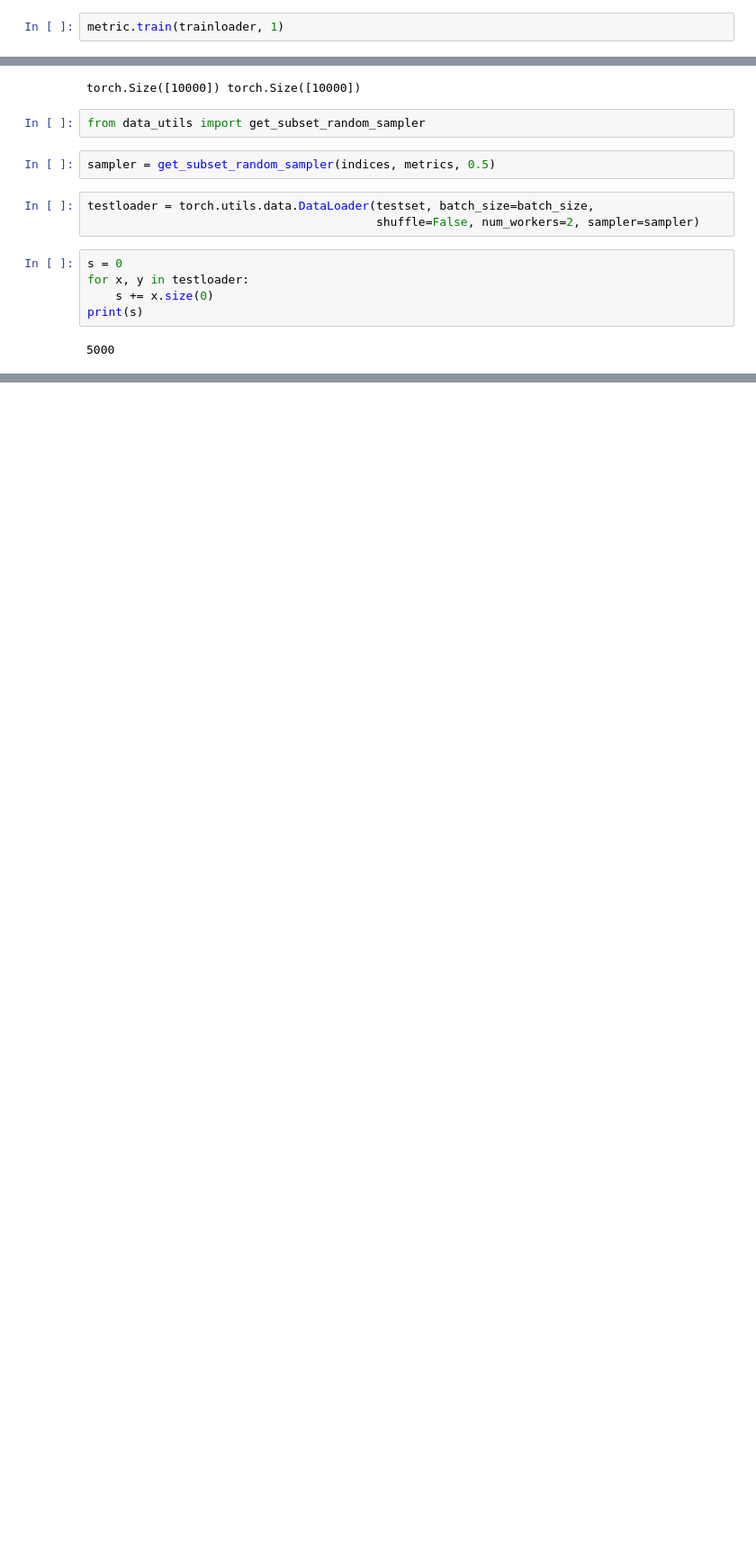
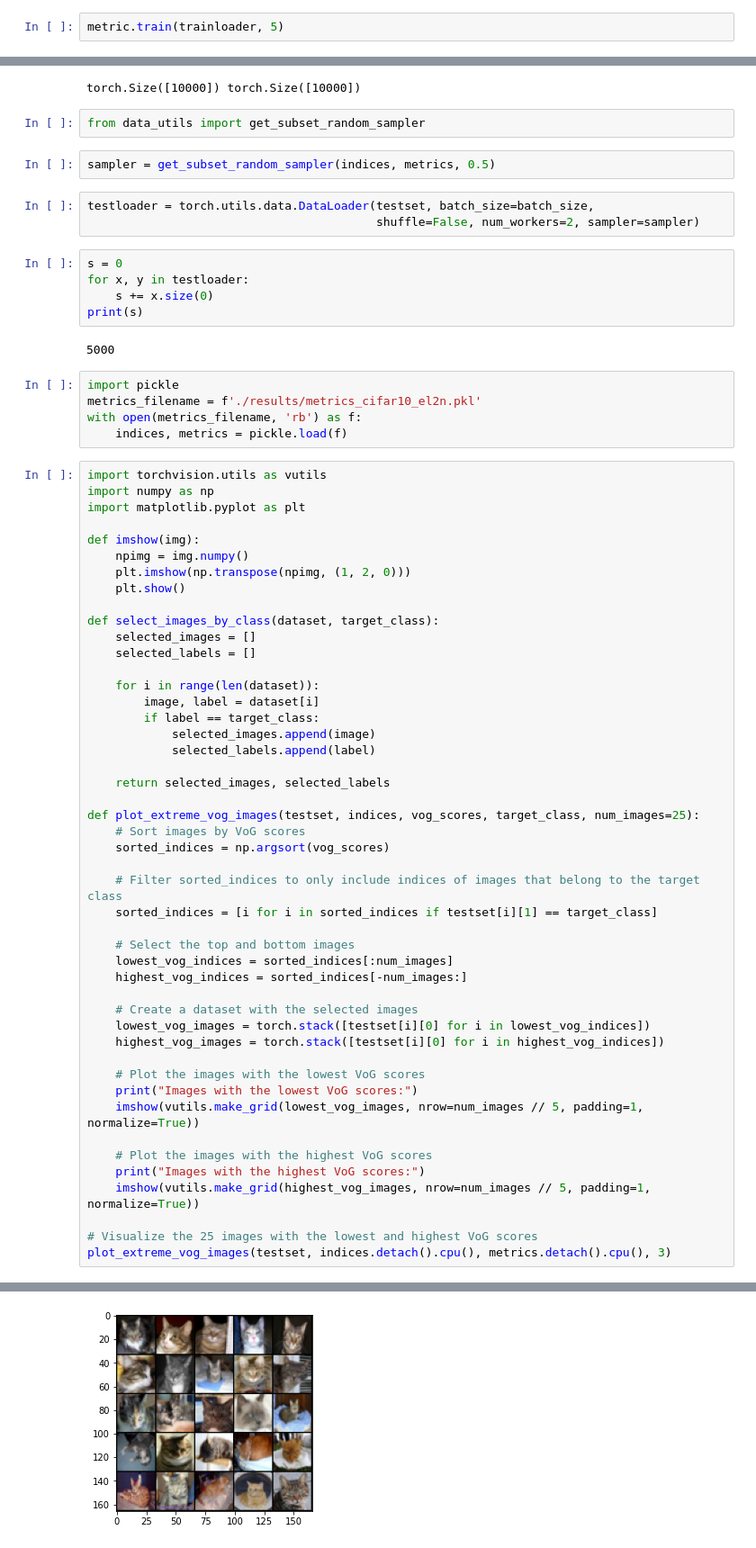
Before and after one commit to Samarendra109/DL-Project, a Jupyter notebook: el2n_metric_test.ipynb, the cells around one changed output, grey strips where cells are left out. Shown: that part at 90% size. Drawn from its saved outputs; the diff is of its cells as text; blank space fills up the shorter version.

```diff
--- a/el2n_metric_test.ipynb
+++ b/el2n_metric_test.ipynb
@@ -58,6 +58,6 @@ device = torch.device('cuda:0' if torch.cuda.is_available() else 'cpu')
 model = Net()
 metric = EL2NMetric(model, 5, device)
 # %%
-metric.train(trainloader, 1)
+metric.train(trainloader, 5)
 # %% [output]
 Epoch 0
@@ -81,3 +85,56 @@ for x, y in testloader:
 print(s)
 # %% [output]
 5000
+# %%
+import pickle
+metrics_filename = f'./results/metrics_cifar10_el2n.pkl'
+with open(metrics_filename, 'rb') as f:
+    indices, metrics = pickle.load(f)
+# %%
+import torchvision.utils as vutils
+import numpy as np
+import matplotlib.pyplot as plt
+
+def imshow(img):
+    npimg = img.numpy()
+    plt.imshow(np.transpose(npimg, (1, 2, 0)))
+    plt.show()
+
+def select_images_by_class(dataset, target_class):
+    selected_images = []
+    selected_labels = []
+
+    for i in range(len(dataset)):
+        image, label = dataset[i]
+        if label == target_class:
+            selected_images.append(image)
+            selected_labels.append(label)
+
+    return selected_images, selected_labels
+
+def plot_extreme_vog_images(testset, indices, vog_scores, target_class, num_images=25):
+    # Sort images by VoG scores
+    sorted_indices = np.argsort(vog_scores)
+
+    # Filter sorted_indices to only include indices of images that belong to the target class
+    sorted_indices = [i for i in sorted_indices if testset[i][1] == target_class]
+
+    # Select the top and bottom images
+    lowest_vog_indices = sorted_indices[:num_images]
+    highest_vog_indices = sorted_indices[-num_images:]
+
+    # Create a dataset with the selected images
+    lowest_vog_images = torch.stack([testset[i][0] for i in lowest_vog_indices])
+    highest_vog_images = torch.stack([testset[i][0] for i in highest_vog_indices])
+
+    # Plot the images with the lowest VoG scores
+    print("Images with the lowest VoG scores:")
+    imshow(vutils.make_grid(lowest_vog_images, nrow=num_images // 5, padding=1, normalize=True))
+
+    # Plot the images with the highest VoG scores
+    print("Images with the highest VoG scores:")
+    imshow(vutils.make_grid(highest_vog_images, nrow=num_images // 5, padding=1, normalize=True))
+
+# Visualize the 25 images with the lowest and highest VoG scores
+plot_extreme_vog_images(testset, indices.detach().cpu(), metrics.detach().cpu(), 3)
+# %% [output]
@@ -83,0 +142 @@ print(s)
+[figure, added]
```
Also changed, not shown: parts of 3 cells of this notebook, 1 other file.
